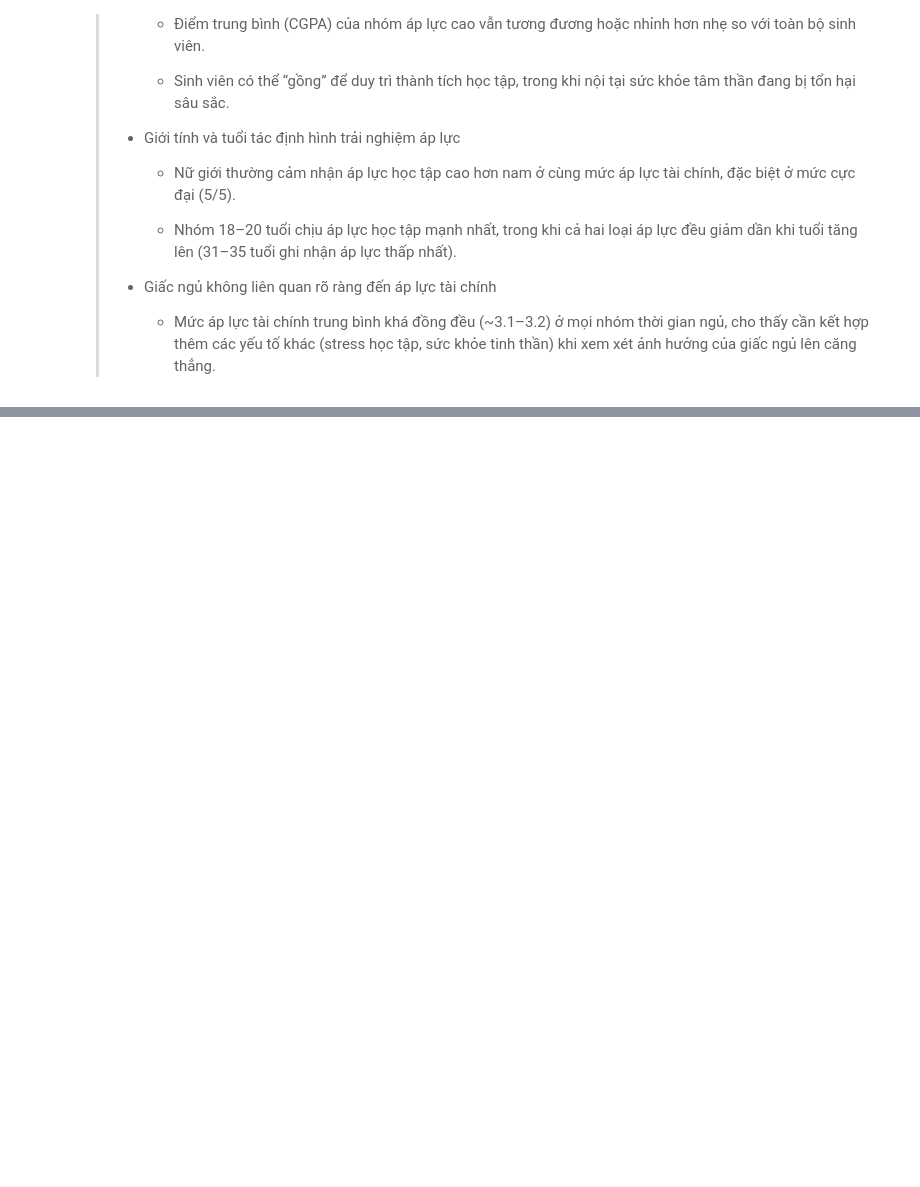
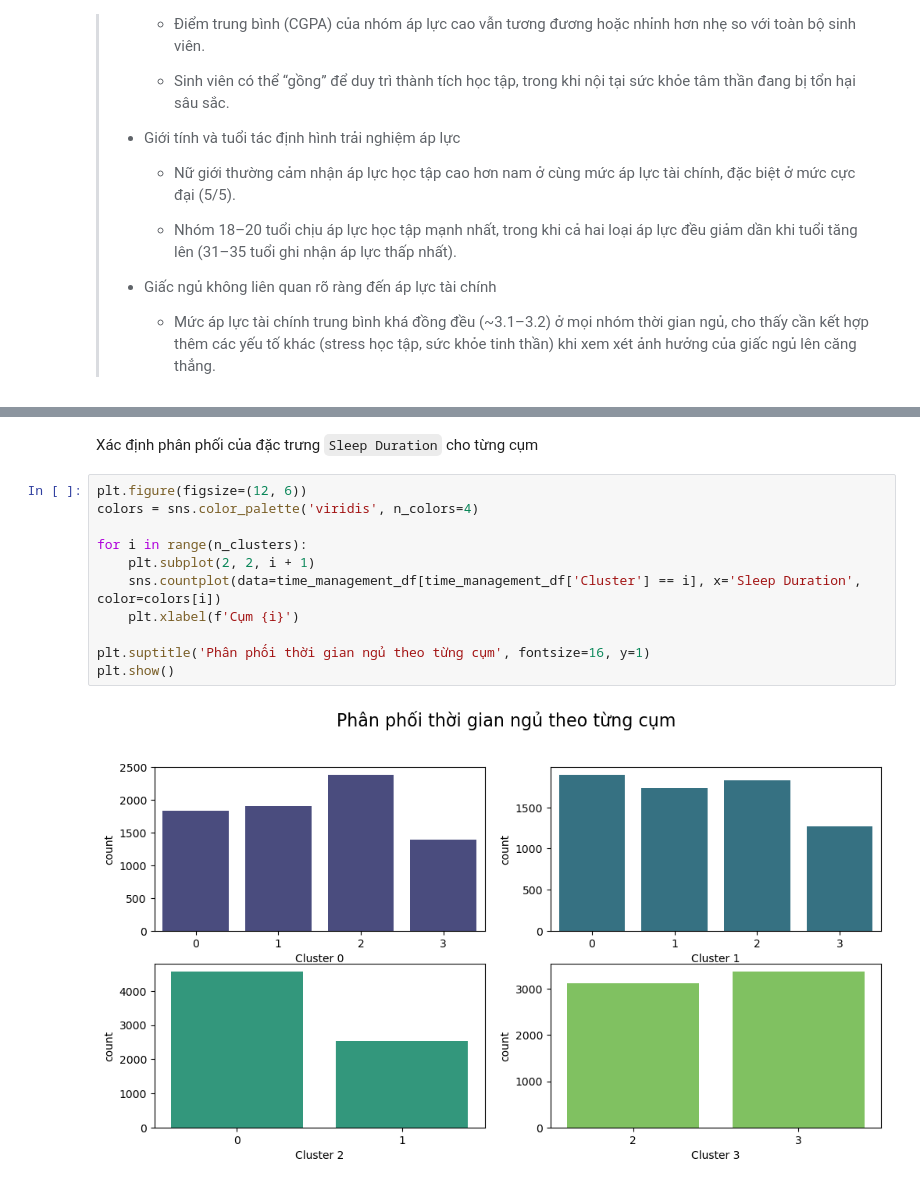
Before and after one commit to Dzivilord/Data_Insight_AI, a Jupyter notebook: src/ExploringData/Visualization_data.ipynb, the cells around one changed output, grey strips where cells are left out. Drawn from its saved outputs; the diff is of its cells as text; blank space fills up the shorter version.

```diff
--- a/src/ExploringData/Visualization_data.ipynb
+++ b/src/ExploringData/Visualization_data.ipynb
@@ -1326,0 +1437,15 @@ plt.show()
+# %% [markdown]
+Xác định phân phối của đặc trưng `Sleep Duration` cho từng cụm
+# %%
+plt.figure(figsize=(12, 6))
+colors = sns.color_palette('viridis', n_colors=4)
+
+for i in range(n_clusters):
+    plt.subplot(2, 2, i + 1)
+    sns.countplot(data=time_management_df[time_management_df['Cluster'] == i], x='Sleep Duration', color=colors[i])
+    plt.xlabel(f'Cụm {i}')
+
+plt.suptitle('Phân phối thời gian ngủ theo từng cụm', fontsize=16, y=1)
+plt.show()
+# %% [output]
+[figure, added]
```
Also changed, not shown: parts of 24 cells of this notebook.
